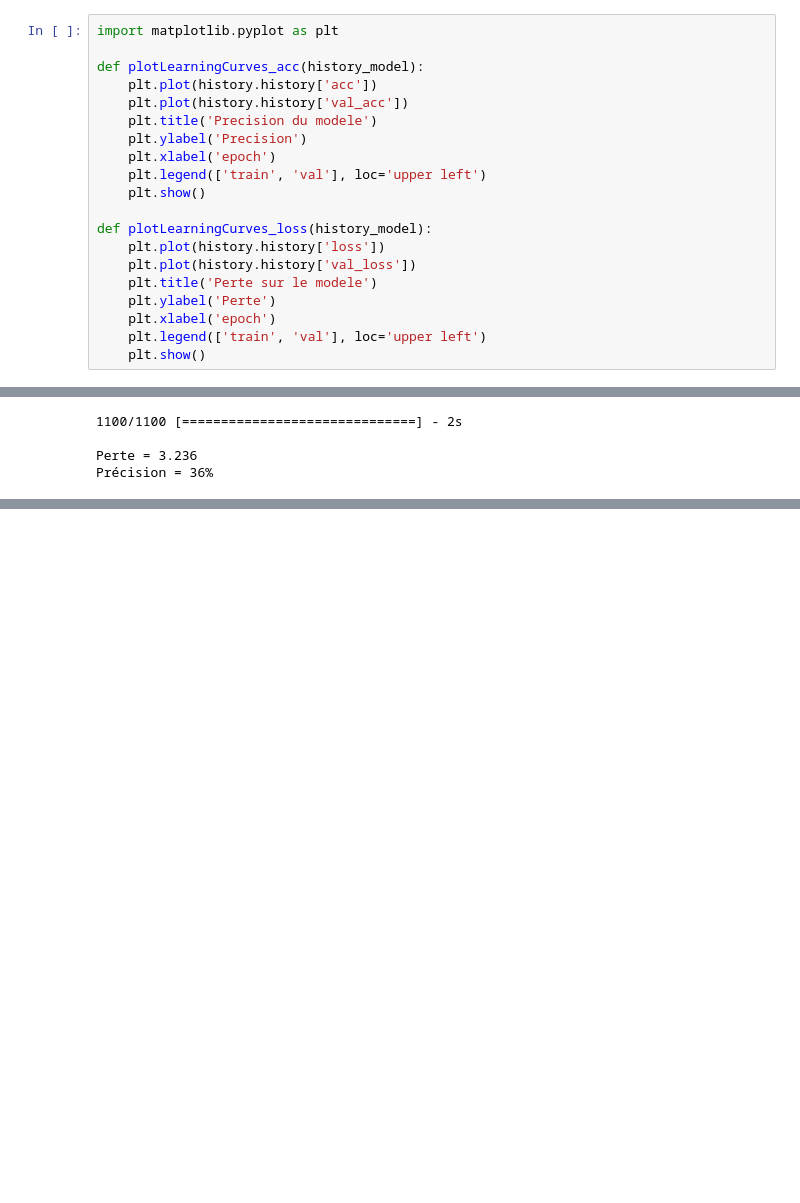
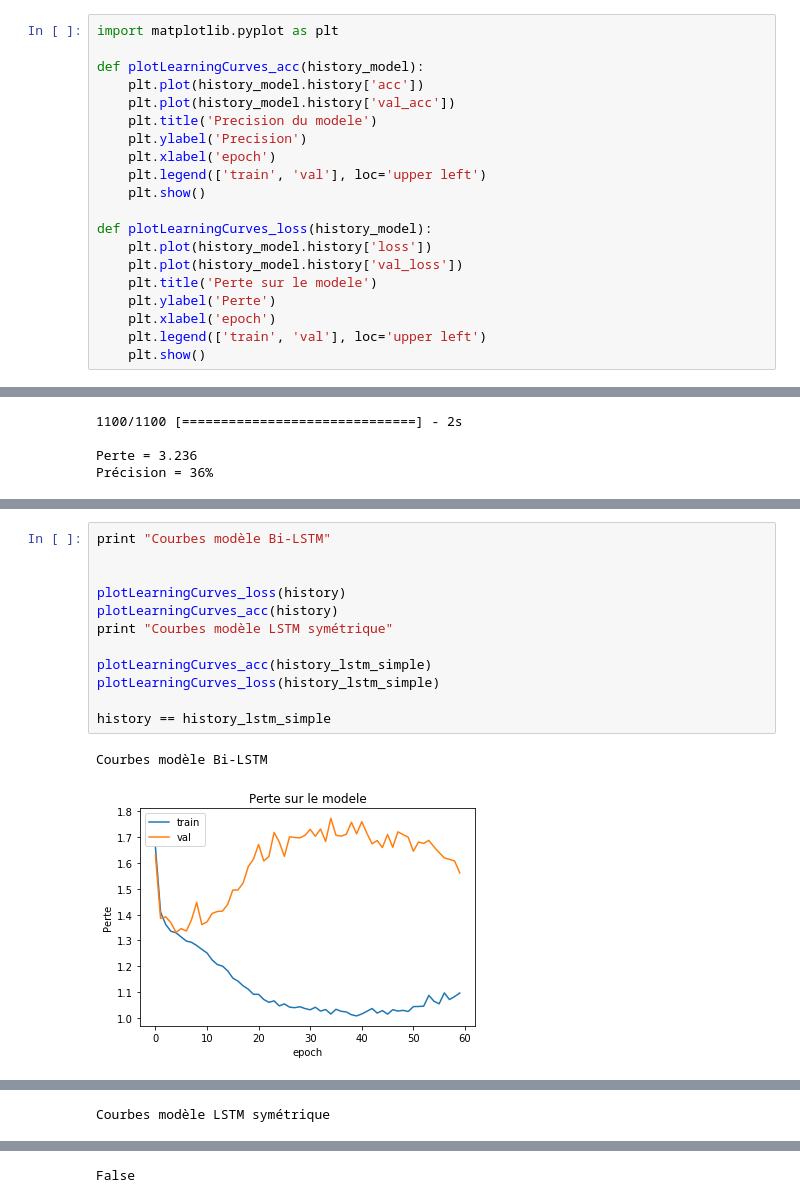
Before and after one commit to Akaban/ter-babi, a Jupyter notebook: loesch_tichit_0803.ipynb, the cells around one changed output, grey strips where cells are left out. Saved outputs shown, nothing was run; the diff lists cells and outputs as text; blank space fills up the shorter version.

```diff
--- a/loesch_tichit_0803.ipynb
+++ b/loesch_tichit_0803.ipynb
@@ -207,8 +221,8 @@ Notes:
 import matplotlib.pyplot as plt
 
 def plotLearningCurves_acc(history_model):
-    plt.plot(history.history['acc'])
-    plt.plot(history.history['val_acc'])
+    plt.plot(history_model.history['acc'])
+    plt.plot(history_model.history['val_acc'])
     plt.title('Precision du modele')
     plt.ylabel('Precision')
     plt.xlabel('epoch')
@@ -216,8 +230,8 @@ def plotLearningCurves_acc(history_model):
     plt.show()
 
 def plotLearningCurves_loss(history_model):
-    plt.plot(history.history['loss'])
-    plt.plot(history.history['val_loss'])
+    plt.plot(history_model.history['loss'])
+    plt.plot(history_model.history['val_loss'])
     plt.title('Perte sur le modele')
     plt.ylabel('Perte')
     plt.xlabel('epoch')
@@ -431,3 +437,18 @@ sys.setrecursionlimit(50000)
 
 model_lstm_q_file = open('model_lstm_q.pck','wb')
 pickle.dump((model,history_lstm_question),model_lstm_q_file)
+# %%
+print "Courbes modèle Bi-LSTM"
+
+
+plotLearningCurves_loss(history)
+plotLearningCurves_acc(history)
+print "Courbes modèle LSTM symétrique"
+
+plotLearningCurves_acc(history_lstm_simple)
+plotLearningCurves_loss(history_lstm_simple)
+
+history == history_lstm_simple
+# %% [output]
+Courbes modèle Bi-LSTM
+[figure, added]
@@ -433,0 +456 @@ pickle.dump((model,history_lstm_question),model_lstm_q_file)
+Courbes modèle LSTM symétrique
@@ -433,0 +459 @@ pickle.dump((model,history_lstm_question),model_lstm_q_file)
+False
```
Also changed, not shown: parts of 12 cells of this notebook.
